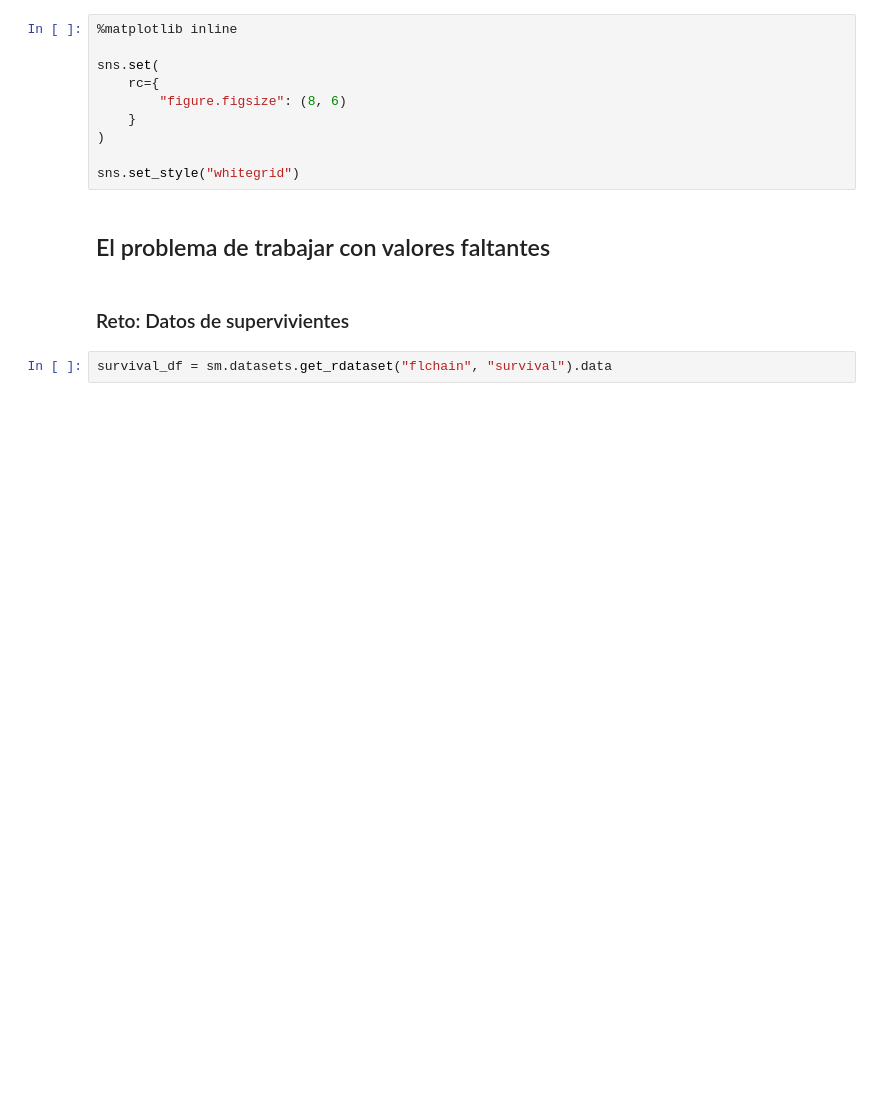
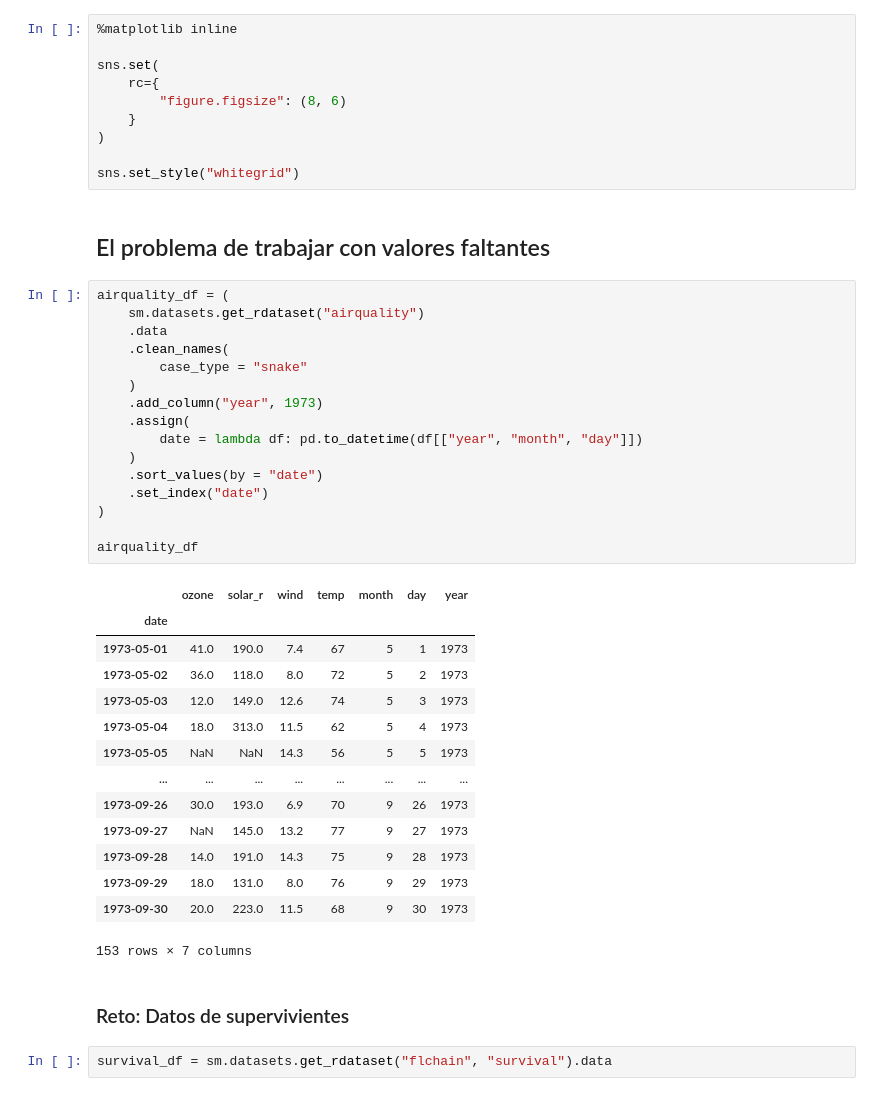
Before and after one commit to DiegoLerma/curso-imputacion-datos, a Jupyter notebook: notebooks/live-imputation-missing-values.ipynb, the cells around one changed output. Drawn from its saved outputs; the diff is of its cells as text; blank space fills up the shorter version.

```diff
--- a/notebooks/live-imputation-missing-values.ipynb
+++ b/notebooks/live-imputation-missing-values.ipynb
@@ -61,6 +63,37 @@ sns.set(
 sns.set_style("whitegrid")
 # %% [markdown]
 ## El problema de trabajar con valores faltantes
+# %%
+airquality_df = (
+    sm.datasets.get_rdataset("airquality")
+    .data
+    .clean_names(
+        case_type = "snake"
+    )
+    .add_column("year", 1973)
+    .assign(
+        date = lambda df: pd.to_datetime(df[["year", "month", "day"]])
+    )
+    .sort_values(by = "date")
+    .set_index("date")
+)
+
+airquality_df
+# %% [output]
+|  | ozone | solar_r | wind | temp | month | day | year |
+| date |  |  |  |  |  |  |  |
+| 1973-05-01 | 41.0 | 190.0 | 7.4 | 67 | 5 | 1 | 1973 |
+| 1973-05-02 | 36.0 | 118.0 | 8.0 | 72 | 5 | 2 | 1973 |
+| 1973-05-03 | 12.0 | 149.0 | 12.6 | 74 | 5 | 3 | 1973 |
+| 1973-05-04 | 18.0 | 313.0 | 11.5 | 62 | 5 | 4 | 1973 |
+| 1973-05-05 | NaN | NaN | 14.3 | 56 | 5 | 5 | 1973 |
+| ... | ... | ... | ... | ... | ... | ... | ... |
+| 1973-09-26 | 30.0 | 193.0 | 6.9 | 70 | 9 | 26 | 1973 |
+| 1973-09-27 | NaN | 145.0 | 13.2 | 77 | 9 | 27 | 1973 |
+| 1973-09-28 | 14.0 | 191.0 | 14.3 | 75 | 9 | 28 | 1973 |
+| 1973-09-29 | 18.0 | 131.0 | 8.0 | 76 | 9 | 29 | 1973 |
+| 1973-09-30 | 20.0 | 223.0 | 11.5 | 68 | 9 | 30 | 1973 |
+153 rows × 7 columns
 # %% [markdown]
 ### Reto: Datos de supervivientes
 # %%
```
Also changed, not shown: parts of 1 cell of this notebook, 1 other file.
